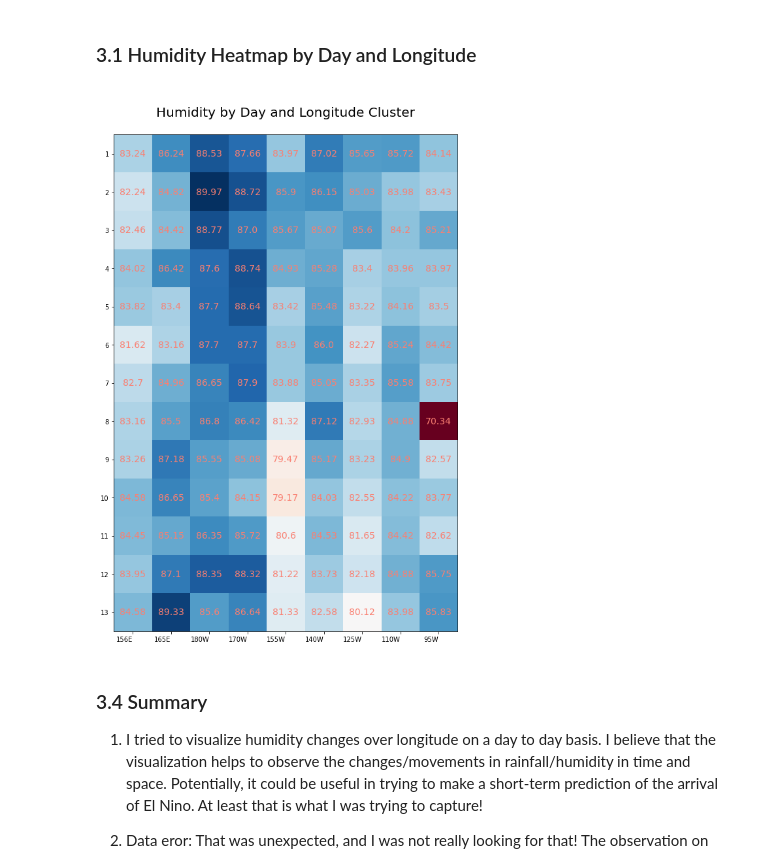
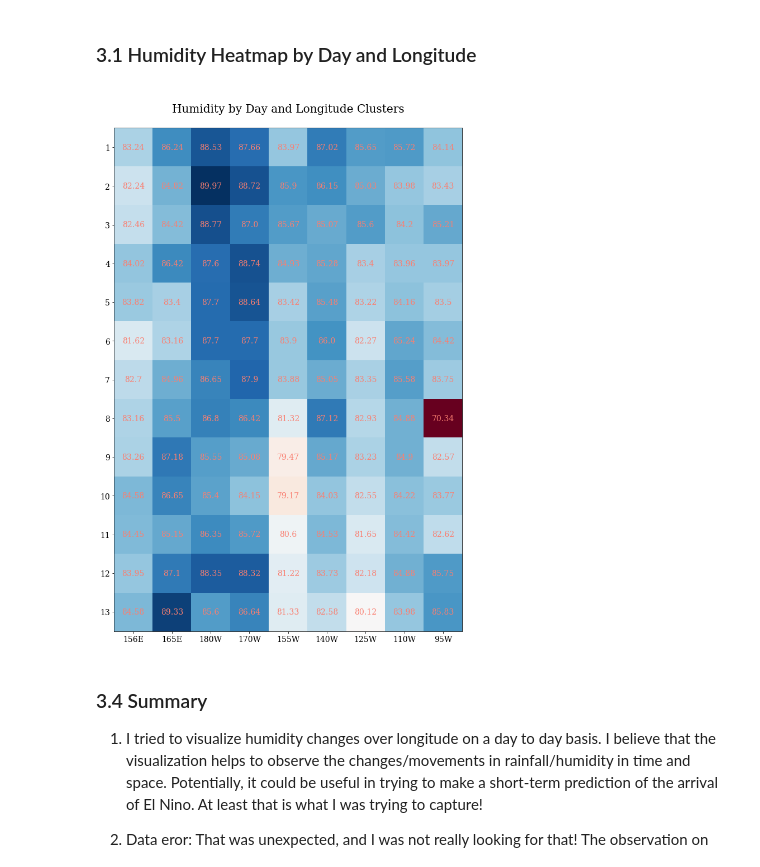
Before and after one commit to alv2017/JDS_TestAssignment, a Jupyter notebook: JuniorDataScientist_by_VA.ipynb, the cells around one changed output. Cells and saved outputs as stored; diff of their text form; code cells hidden in the pictures.

```diff
--- a/JuniorDataScientist_by_VA.ipynb
+++ b/JuniorDataScientist_by_VA.ipynb
@@ -583,40 +583,40 @@ with open(input_file, newline="") as f:
         group_idx = groups.index(row["group"])
         humidity_obs = row["humidity"]
 
         humidity[day_idx, group_idx] = humidity_obs
 
 # setting colormap
 cmap = "RdBu"
 
 # making a plot
-plt.rcParams["font.family"] = "sans serif"
+plt.rcParams["font.family"] = "serif"
 
-fig, ax = plt.subplots(1, figsize = (20, 12))
+fig, ax = plt.subplots(1, figsize = (20, 14))
 im = ax.imshow(humidity, cmap=cmap)
 
 # adding ticks
 ax.set_xticks(np.arange(len(groups)))
 ax.set_yticks(np.arange(len(days)))
 
 # labeling ticks
-ax.set_xticklabels(groups)
-ax.set_yticklabels(days)
+ax.set_xticklabels(groups, fontsize=14)
+ax.set_yticklabels(days, fontsize=14)
 
 # rotating the tick labels and set their alignment.
-plt.setp(ax.get_xticklabels(), rotation=0, ha="right",
+plt.setp(ax.get_xticklabels(), rotation=0, ha="center",
          rotation_mode="anchor")
 
 # creating text annotations.
 for i in range(len(days)):
     for j in range(len(groups)):
         text = ax.text(j, i, humidity[i, j],
                        ha="center", va="center", color="salmon", fontsize=14)
 
-ax.set_title("\nHumidity by Day and Longitude Cluster\n", fontsize=20)
+ax.set_title("\nHumidity by Day and Longitude Clusters\n", fontsize=20)
 fig.tight_layout()
 plt.show()
 # %% [output]
-[figure, old version]
+[figure, new version]
 # %% [markdown]
 ### 3.4 Summary
 
```
Also changed, not shown: parts of 2 cells of this notebook.
